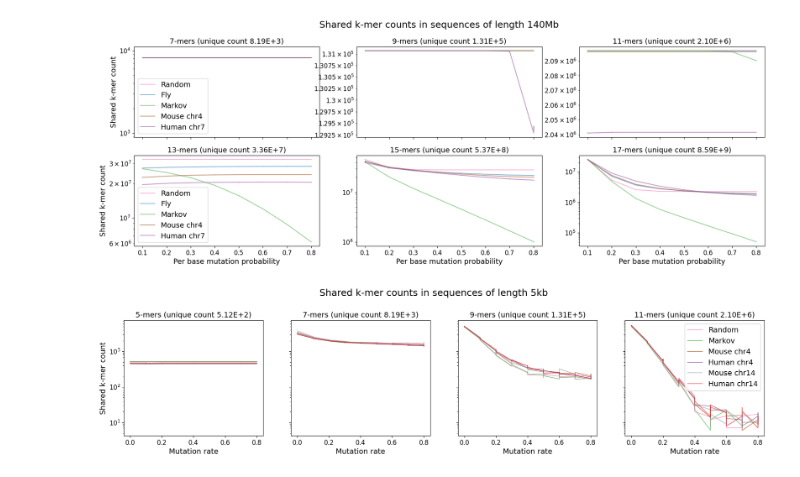
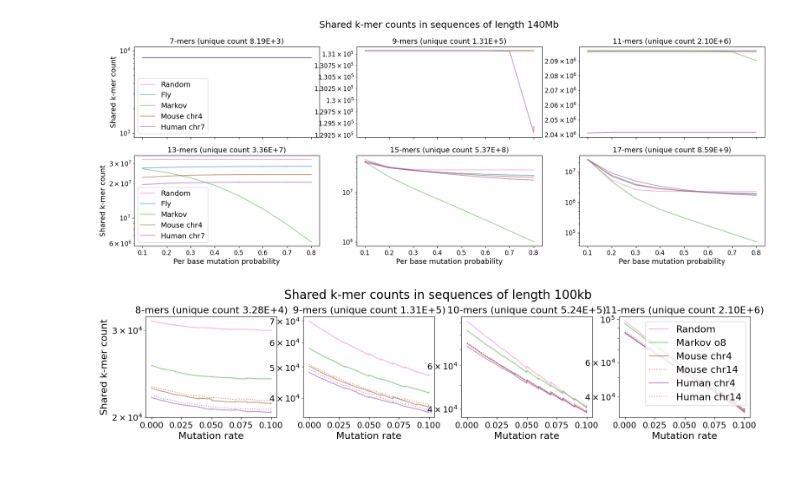
Before and after one commit to eaasna/markov_genome, a Jupyter notebook: Shared k-mer counts.ipynb, the cells around one changed output. Saved outputs shown, nothing was run; the diff lists cells and outputs as text; code cells hidden in the pictures.

Commit message:
Python visualizations

```diff
--- a/Shared k-mer counts.ipynb
+++ b/Shared k-mer counts.ipynb
@@ -7,9 +7,9 @@ from decimal import Decimal
 # %%
 XXSMALL_SIZE = 8
 XSMALL_SIZE = 10
-SMALL_SIZE = 12
-MEDIUM_SIZE = 14
-BIGGER_SIZE = 18
+SMALL_SIZE = 14
+MEDIUM_SIZE = 16
+BIGGER_SIZE = 20
 
 plt.rc('font', size=SMALL_SIZE)          # controls default text sizes
 plt.rc('axes', titlesize=MEDIUM_SIZE)     # fontsize of the axes title
@@ -39,6 +39,7 @@ def get_count_df(path):
     df["time"] = df["time"].str.removeprefix("e")
     #df.drop(["s"], axis = 1, inplace = True)
     df = df.astype("float64")
+    df = df[df["time"] <= 0.3]
     return df
 # %%
 klens = [7, 9, 11, 13, 15, 17]
@@ -92,47 +93,58 @@ plt.savefig('140Mb_counts.png', dpi = 300, bbox_inches='tight')
 plt.show()
 # %% [output]
 [figure]
+# %%
+def plot_line(ax, df, s, col, lab, ls = "-"):
+    #df = df[df["s"] == s]
+    #df["count"] = df["count"] / df["count"].iloc[0]
+    df = df.sort_values(by=['time'])
+    ax.semilogy(df["time"], df["count"], linestyle = ls, color = col, label = lab, alpha = 0.6)
 # %%
-klens = [5, 7, 9, 11]
+klens = [8, 9, 10, 11]
 
-size = "5kb"
+size = "100kb"
 nrows = 1
 ncols = 4
-fig, ax = plt.subplots(nrows, ncols, sharex = True, sharey = True, figsize = (22, 4))
+fig, ax = plt.subplots(nrows, ncols, sharex = True, sharey = False, figsize = (18, 3))
 fig.suptitle("Shared k-mer counts in sequences of length " + size)
 
 for i in range(len(klens)):
     k = klens[i]
     markov = get_count_df("data/k" + str(k) + "/markov.shared.counts")
     mason = get_count_df("data/k" + str(k) + "/mason.shared.counts")
     #fly = get_count_df("data/k" + str(k) + "/fly.shared.counts")
     mouse4 = get_count_df("data/k" + str(k) + "/mouse_chr4.shared.counts")
     human4 = get_count_df("data/k" + str(k) + "/human_chr4.shared.counts")
     mouse14 = get_count_df("data/k" + str(k) + "/mouse_chr14.shared.counts")
     human14 = get_count_df("data/k" + str(k) + "/human_chr14.shared.counts")
 
     col = i
-    ax[col].semilogy(mason["time"], mason["count"]*1/lens[1]*np.max(lens), color = CB_color_cycle[3], label = "Random", alpha = 0.6)
-    #ax[col].plot(fly["time"], fly["count"]*1/lens[2]*np.max(lens), color = CB_color_cycle[0], label = "Fly", alpha = 0.6)
-    ax[col].semilogy(markov["time"], markov["count"]*1/lens[0]*np.max(lens), color = CB_color_cycle[2], label = "Markov", alpha = 0.6)
-    ax[col].semilogy(mouse4["time"], mouse4["count"], color = CB_color_cycle[4], label = "Mouse chr4", alpha = 0.6)
-    ax[col].semilogy(human4["time"], human4["count"], color = CB_color_cycle[5], label = "Human chr4", alpha = 0.6)
-    ax[col].semilogy(mouse14["time"], mouse14["count"], color = CB_color_cycle[6], label = "Mouse chr14", alpha = 0.6)
-    ax[col].semilogy(human14["time"], human14["count"], color = CB_color_cycle[7], label = "Human chr14", alpha = 0.6)
+
+    #for s in np.unique(mason["s"]):
+    for s in [11]:
+        plot_line(ax[col], mason, s, col = CB_color_cycle[3], lab = "Random")
+        plot_line(ax[col], markov, s, col = CB_color_cycle[2], lab = "Markov o8")
+
+        plot_line(ax[col], mouse4, s, col = CB_color_cycle[4], lab = "Mouse chr4")
+        plot_line(ax[col], mouse14, s, col = CB_color_cycle[4], lab = "Mouse chr14", ls = "dotted")
+
+        plot_line(ax[col], human4, s, col = CB_color_cycle[5], lab = "Human chr4")
+        plot_line(ax[col], human14, s, col = CB_color_cycle[5], lab = "Human chr14", ls = "dotted")
 
     ax[col].set_title(str(k) + "-mers (unique count " + str("{:.2E}".format(Decimal(4**k/2))) + ")")
+    #ax[col].set_ylim(bottom = 0, top = 4**k/2)
 
-ax[3].legend(loc = "upper right")
+ax[ncols-1].legend(loc = "upper right")
 
 for i in range(ncols):
     ax[i].set_xlabel('Mutation rate')
 
 ax[0].set_ylabel('Shared k-mer count',)
                    #color='g')
 #ax2.set_ylabel('Edit distance', color='b')
 fig.subplots_adjust(bottom = 0, top = 0.77)
 
 plt.savefig(size + '_counts.png', dpi = 300, bbox_inches='tight')
 plt.show()
 # %% [output]
-[figure, old version]
+[figure, new version]
```
Also changed, not shown: 1 other file.
